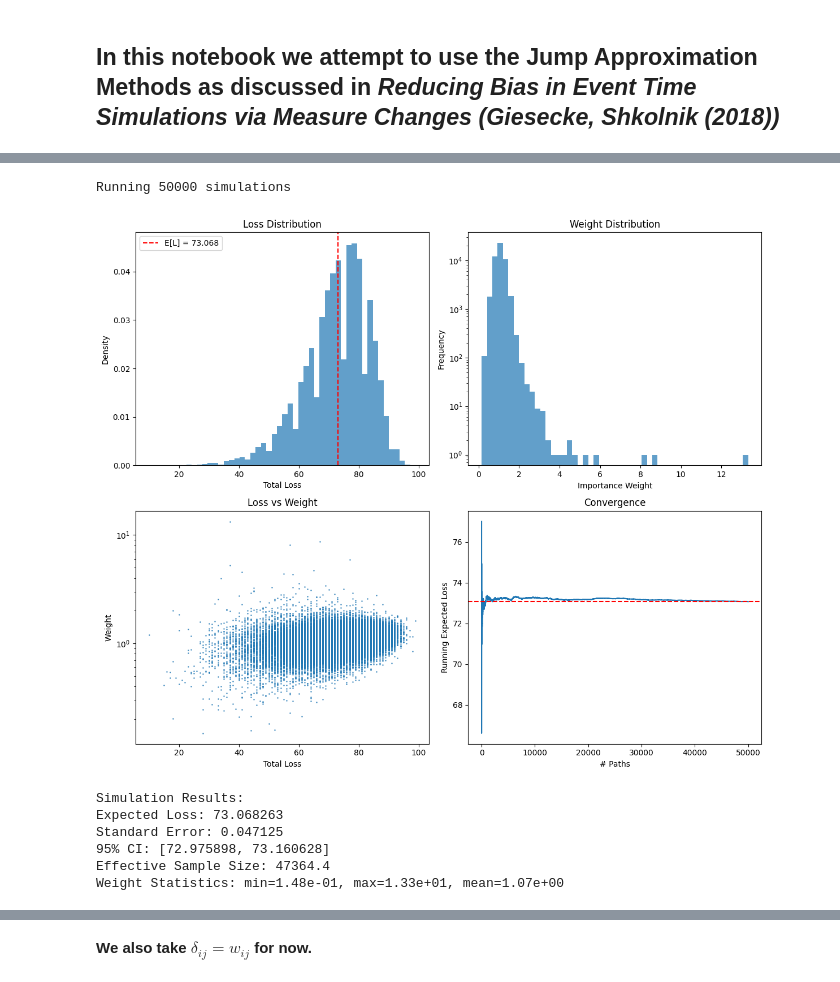
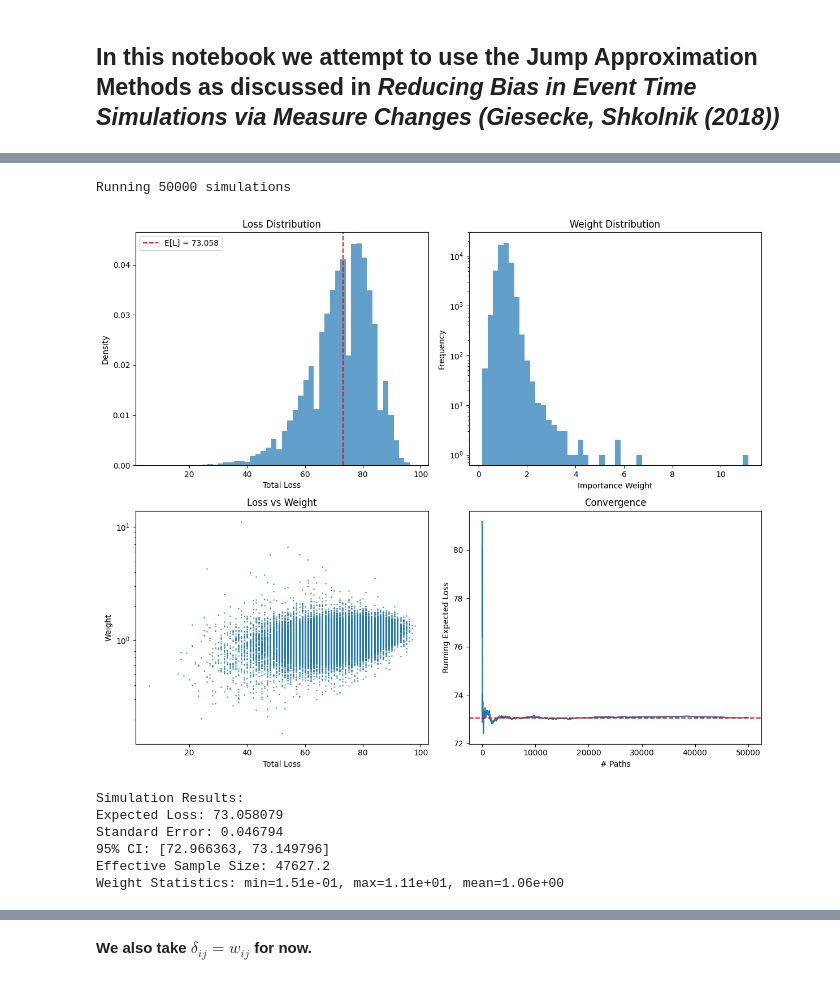
Before and after one commit to Sidh-Sharma/monte_carlo_defaults_sim, a Jupyter notebook: testing/PlainJAM.ipynb, the cells around one changed output, grey strips where cells are left out. Drawn from its saved outputs; the diff is of its cells as text; code cells hidden in the pictures.

```diff
--- a/testing/PlainJAM.ipynb
+++ b/testing/PlainJAM.ipynb
@@ -129,7 +129,7 @@ def draw_params(N=100, J=5, seed=42):
     delta = rng.uniform(0, 0.1, (J, J))  # contagion
 
     # brownian corr matrix
-    rho = 0.4
+    rho = 0.3
     Corr = np.eye(J) * (1 - rho) + rho
 
     return dict(N=N, J=J, X=X, W=W, ell=ell,
@@ -206,7 +206,11 @@ def simulate_plainjam_path(
 
             Y_sqrt = np.sqrt(np.maximum(Y, 0.0))
             drift = kappa * (theta - Y) * dt
-            diffusion = (sigma @ (Y_sqrt * dW))
+
+            diffusion = np.zeros(J)
+            for j in range(J):
+                diffusion[j] = Y_sqrt[j] * np.dot(sigma[j, :], dW)
+
             Y = np.maximum(Y + drift + diffusion, 0.0) # no jump part needed here, accounted for by Q
 
             h_P_curr = _calculate_intensities(Y, X, w, alive_mask)
@@ -381,8 +385,6 @@ class MonteCarloSimulator:
     def plot_sample_intensity_paths(self, T=1.0, dt_max=0.001, n_paths=5, seed=42):
 
         # tjis is to plot sample intensity paths under both measures for a visual confirmation of correctness of implementation
-
-
         np.random.seed(seed)
 
         fig = go.Figure()
@@ -467,7 +469,7 @@ class MonteCarloSimulator:
                 y=[max(sum_hP_list[min(len(sum_hP_list)-1, int(t/T * len(sum_hP_list)))], 1e-2) for t in jump_times],
                 mode='markers',
                 name=f'Jumps {path+1}',
-                marker=dict(symbol='x', size=8),
+                marker=dict(symbol='x', size=6),
                 showlegend=False
             ))
 
@@ -484,19 +486,19 @@ class MonteCarloSimulator:
 # %%
 params = draw_params(N=100, J=3, seed=42)
 simulator = MonteCarloSimulator(params)
 
 results = simulator.run_simulation(n_paths=50000, T=1.0, dt_max=0.001, base_seed=42)
 simulator.plot_results(results)
-simulator.plot_sample_intensity_paths(T=1.0, dt_max=0.001, n_paths=1, seed=42)
+simulator.plot_sample_intensity_paths(T=0.5, dt_max=0.001, n_paths=1, seed=42)
 # %% [output]
 Running 50000 simulations
-[figure, old version]
+[figure, new version]
 Simulation Results:
-Expected Loss: 73.068263
-Standard Error: 0.047125
-95% CI: [72.975898, 73.160628]
-Effective Sample Size: 47364.4
-Weight Statistics: min=1.48e-01, max=1.33e+01, mean=1.07e+00
+Expected Loss: 73.058079
+Standard Error: 0.046794
+95% CI: [72.966363, 73.149796]
+Effective Sample Size: 47627.2
+Weight Statistics: min=1.51e-01, max=1.11e+01, mean=1.06e+00
 # %% [markdown]
 ## Model Components
 
```
Also changed, not shown: parts of 5 cells of this notebook.
